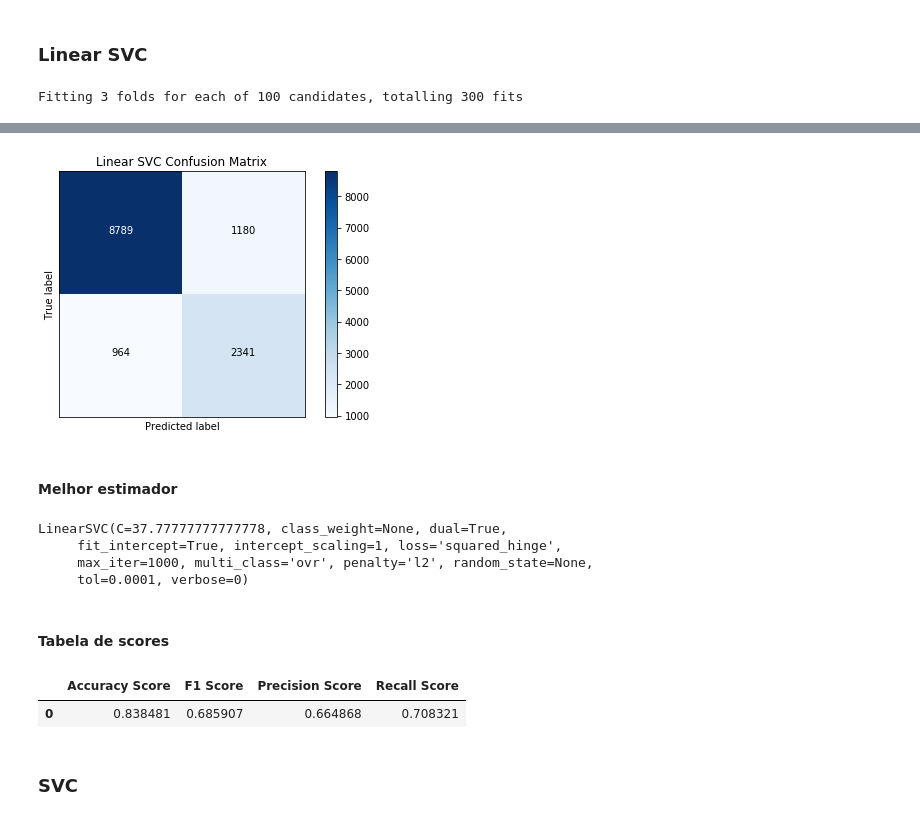
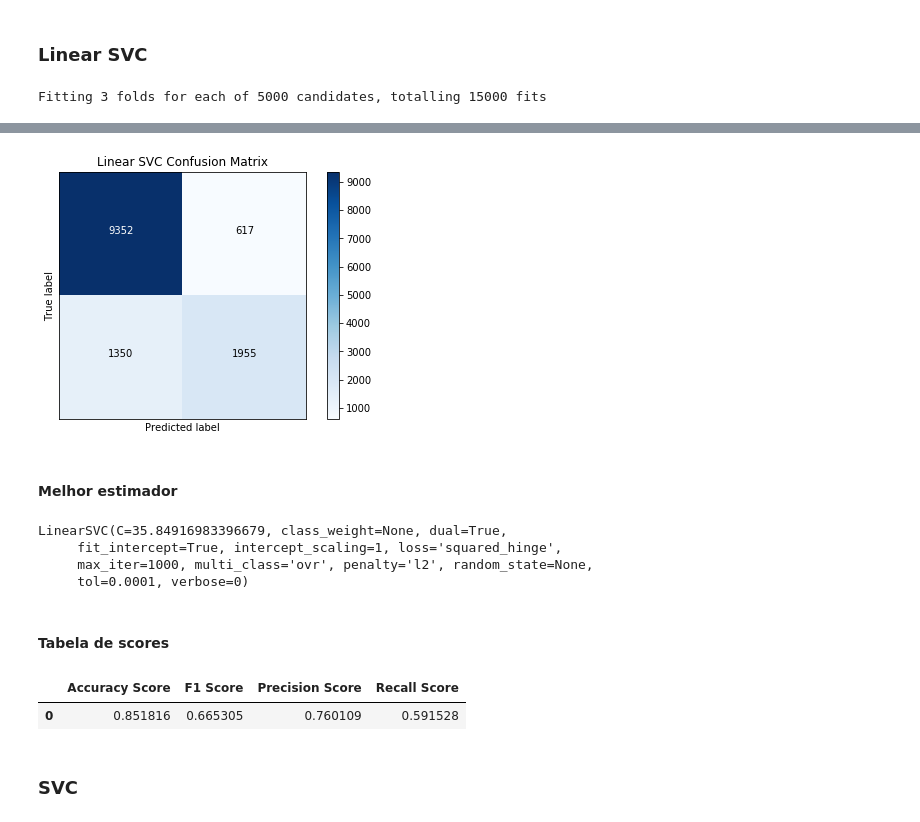
Before and after one commit to gaabrielfranco/data-mining-w2, a Jupyter notebook: tp2_gabriel.ipynb, the cells around one changed output, grey strips where cells are left out. Saved outputs shown, nothing was run; the diff lists cells and outputs as text; code cells hidden in the pictures.

```diff
--- a/tp2_gabriel.ipynb
+++ b/tp2_gabriel.ipynb
@@ -238,5 +240,5 @@ df_scores_rfc
 # %%
-params_rfc = {'n_estimators': list(range(6100, 8001, 100))}
+params_rfc = {'n_estimators': list(range(6100, 6201, 100))}
 
 rfc_2 = GridSearchCV(RandomForestClassifier(), params_rfc, "f1", n_jobs=-1, verbose = 10)
 rfc_2.fit(X_train, y_train)
@@ -245,11 +308,11 @@ plot_confusion_matrix(confusion_matrix(y_test, rfc_2.predict(X_test)), title="Ra
 # %% [markdown]
 ### Linear SVC
 # %%
-params_lin_svc = {'C': np.linspace(30, 40, 100)}
+params_lin_svc = {'C': np.linspace(20, 50, 5000)}
 
 lin_svc = GridSearchCV(svm.LinearSVC(), params_lin_svc, "f1", n_jobs = -1, verbose = 10)
 lin_svc.fit(X_train, y_train)
 
 plot_confusion_matrix(confusion_matrix(y_test, lin_svc.predict(X_test)), title="Linear SVC Confusion Matrix")
 # %% [output]
-Fitting 3 folds for each of 100 candidates, totalling 300 fits
+Fitting 3 folds for each of 5000 candidates, totalling 15000 fits
@@ -276,11 +336,11 @@ Fitting 3 folds for each of 100 candidates, totalling 300 fits
-[figure, old version]
+[figure, new version]
 # %% [markdown]
 #### Melhor estimador
 # %%
 joblib.dump(lin_svc.best_estimator_, 'models/best_lin_svc.pkl')
 lin_svc.best_estimator_
 # %% [output]
-LinearSVC(C=37.77777777777778, class_weight=None, dual=True,
+LinearSVC(C=35.84916983396679, class_weight=None, dual=True,
      fit_intercept=True, intercept_scaling=1, loss='squared_hinge',
      max_iter=1000, multi_class='ovr', penalty='l2', random_state=None,
      tol=0.0001, verbose=0)
@@ -291,7 +351,7 @@ df_scores_lin_svc = create_scores_df(lin_svc)
 df_scores_lin_svc
 # %% [output]
 |  | Accuracy Score | F1 Score | Precision Score | Recall Score |
-| 0 | 0.838481 | 0.685907 | 0.664868 | 0.708321 |
+| 0 | 0.851816 | 0.665305 | 0.760109 | 0.591528 |
 # %% [markdown]
 ### SVC
 # %% [markdown]
```
Also changed, not shown: parts of 14 cells of this notebook, 1 other file.
